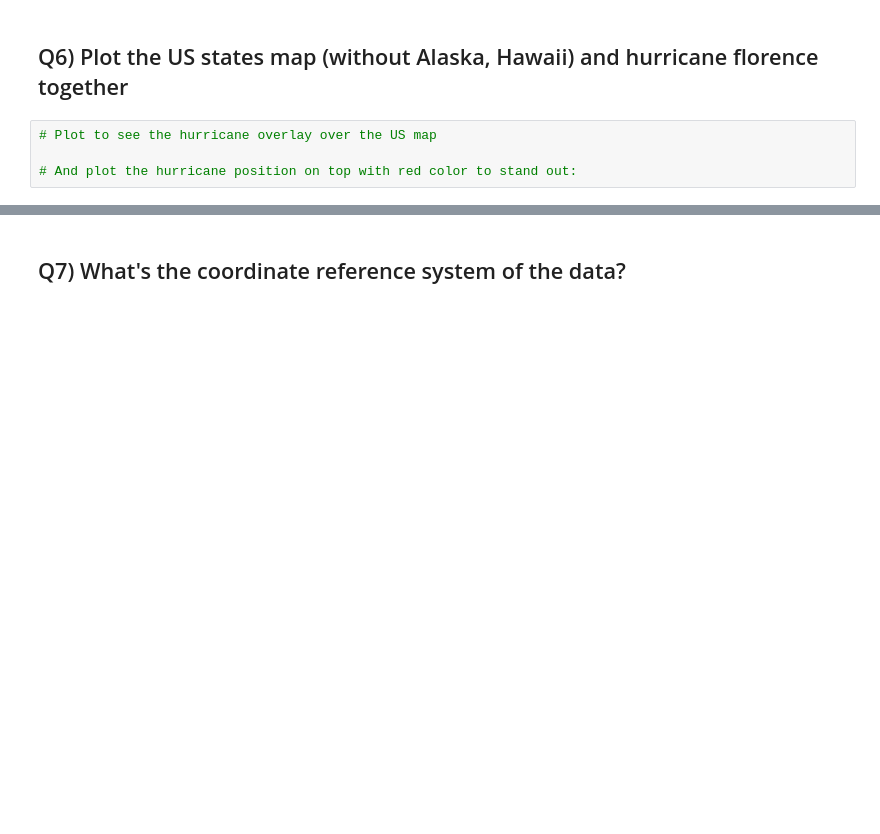
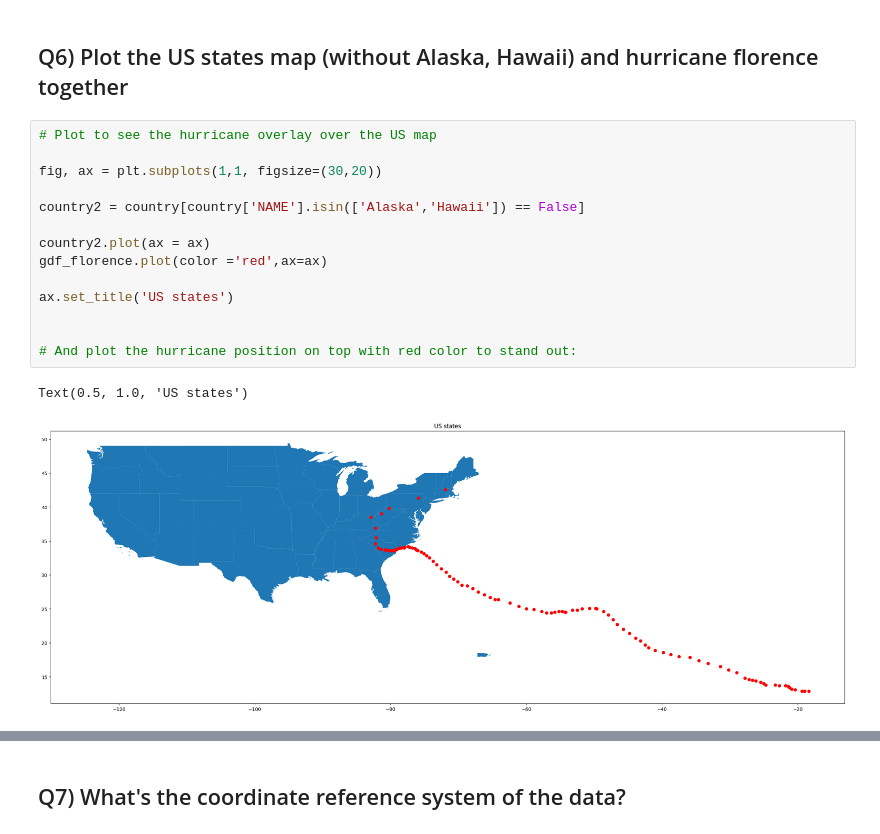
Before and after one commit to noegaill/2025_Intro_Python, a Jupyter notebook: notebook/W3_S2.ipynb, the cells around one changed output, grey strips where cells are left out. Saved outputs shown, nothing was run; the diff lists cells and outputs as text; blank space fills up the shorter version.

```diff
--- a/notebook/W3_S2.ipynb
+++ b/notebook/W3_S2.ipynb
@@ -168,7 +214,20 @@ gdf_florence.head(2)
 # %%
 # Plot to see the hurricane overlay over the US map
 
+fig, ax = plt.subplots(1,1, figsize=(30,20))
+
+country2 = country[country['NAME'].isin(['Alaska','Hawaii']) == False]
+
+country2.plot(ax = ax)
+gdf_florence.plot(color ='red',ax=ax)
+
+ax.set_title('US states')
+
+
 # And plot the hurricane position on top with red color to stand out:
+# %% [output]
+Text(0.5, 1.0, 'US states')
+[figure, added]
 # %%
 #@markdown Fill in the blank code. Double-click here to reveal
 # Plotting to see the hurricane overlay the US map:
```
Also changed, not shown: parts of 12 cells of this notebook.
